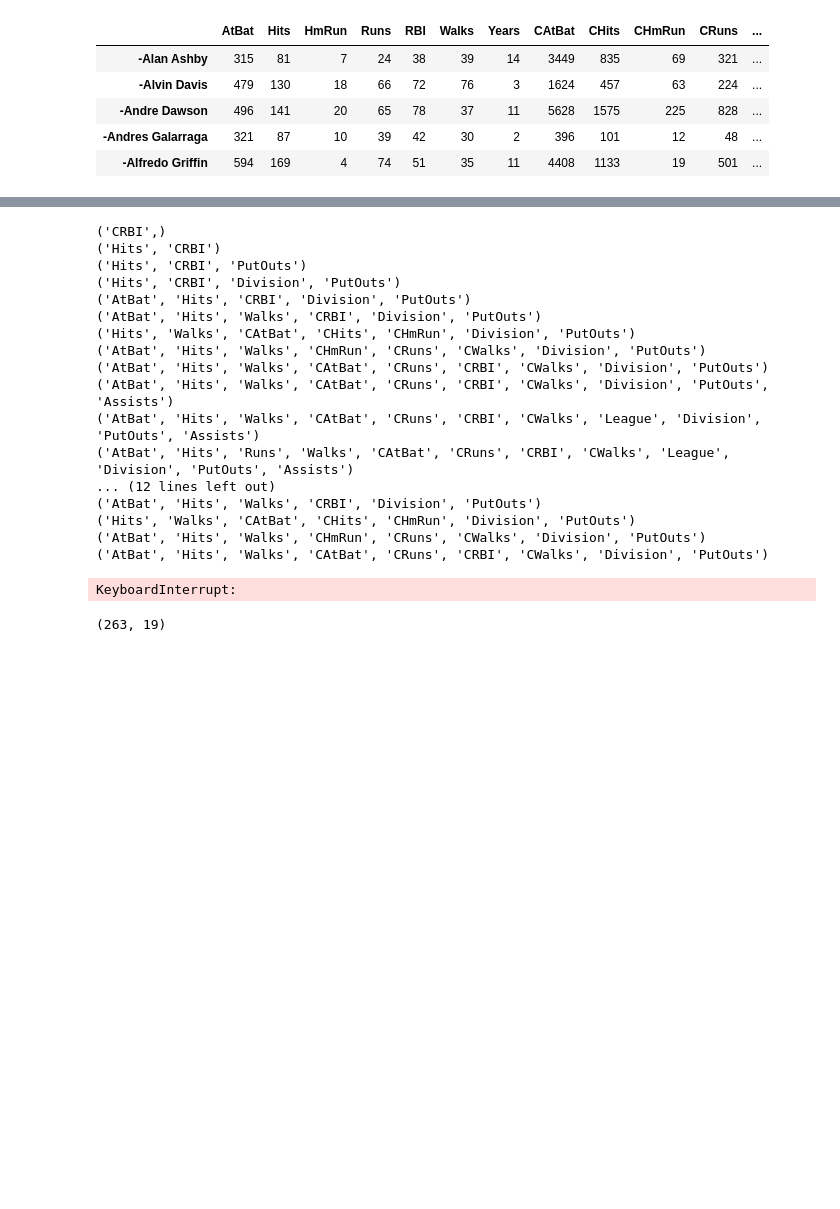
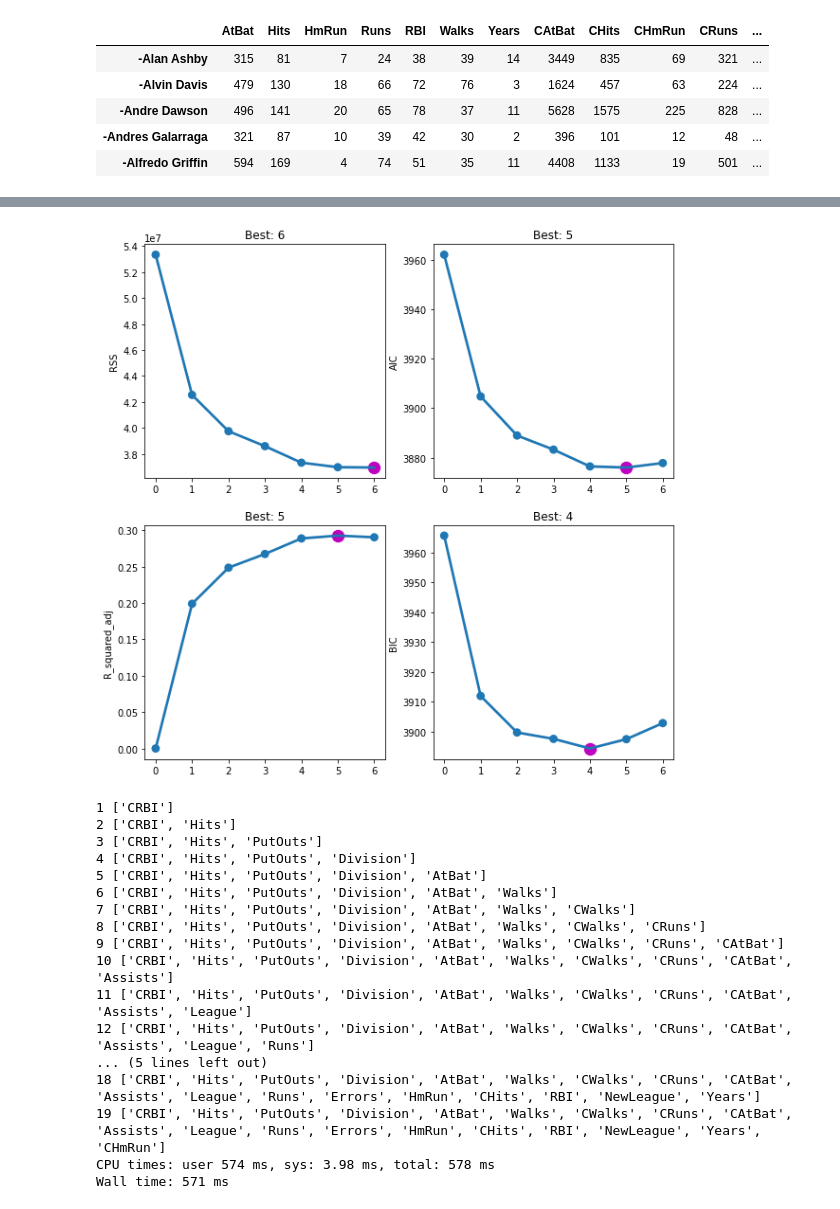
Before and after one commit to vivialprt/ISLR, a Jupyter notebook: Chapter6/Labs.ipynb, the cells around one changed output, grey strips where cells are left out. Drawn from its saved outputs; the diff is of its cells as text; code cells hidden in the pictures; blank space fills up the shorter version.

```diff
--- a/Chapter6/Labs.ipynb
+++ b/Chapter6/Labs.ipynb
@@ -39,0 +86,4 @@ def best_subset_selection(X, y):
+# %%
+%%time
+p = 6
+best_models = best_subset_selection(data.iloc[:, :p], data.Salary, verbose=False)
@@ -39,0 +105,3 @@ def best_subset_selection(X, y):
+# %%
+%%time
+best_models = best_subset_selection3(data.iloc[:, :p], data.Salary, verbose=True)
@@ -39,0 +117,22 @@ def best_subset_selection(X, y):
+# %%
+def evaluate(best_of_k, data):
+    metrics = pd.DataFrame(columns=['RSS', 'R_squared_adj', 'AIC', 'BIC'])
+
+    for k, names in best_of_k.items():
+        if k == 0:
+            model = sm.OLS(data.Salary, np.ones(data.Salary.shape)).fit()
+        else:
+            model = sm.OLS(data.Salary, sm.add_constant(data[list(names)])).fit()
+        metrics.loc[k] = [model.ssr, model.rsquared_adj, model.aic, model.bic]
+    metrics.sort_index(inplace=True)
+
+    _, axes = plt.subplots(2, 2, figsize=(10, 10))
+    for i, col in enumerate(metrics.columns):
+        sns.pointplot(metrics.index, metrics[col], marker='o', ax=axes[i%2, i//2], label=col,)
+        best = metrics[col].argmax() if col == 'R_squared_adj' else metrics[col].argmin()
+        axes[i%2, i//2].set_title(f'Best: {best}')
+        sns.scatterplot([best], [metrics[col][best]], marker='o', s=200, color='m', ax=axes[i%2, i//2])
+# %%
+evaluate(best_models, data)
+# %% [output]
+[figure, added]
@@ -40,22 +152,21 @@ def best_subset_selection(X, y):
 # %%
-%%timeit
-best_models = best_subset_selection(data.drop(['Salary'], axis=1), data.Salary)
+%%time
+best_models = forward_stepwise_selection(data.drop(['Salary'], axis=1), data.Salary, verbose=True)
 # %% [output]
-('CRBI',)
-('Hits', 'CRBI')
-('Hits', 'CRBI', 'PutOuts')
-('Hits', 'CRBI', 'Division', 'PutOuts')
-('AtBat', 'Hits', 'CRBI', 'Division', 'PutOuts')
-('AtBat', 'Hits', 'Walks', 'CRBI', 'Division', 'PutOuts')
-('Hits', 'Walks', 'CAtBat', 'CHits', 'CHmRun', 'Division', 'PutOuts')
-('AtBat', 'Hits', 'Walks', 'CHmRun', 'CRuns', 'CWalks', 'Division', 'PutOuts')
-('AtBat', 'Hits', 'Walks', 'CAtBat', 'CRuns', 'CRBI', 'CWalks', 'Division', 'PutOuts')
-('AtBat', 'Hits', 'Walks', 'CAtBat', 'CRuns', 'CRBI', 'CWalks', 'Division', 'PutOuts', 'Assists')
-('AtBat', 'Hits', 'Walks', 'CAtBat', 'CRuns', 'CRBI', 'CWalks', 'League', 'Division', 'PutOuts', 'Assists')
-('AtBat', 'Hits', 'Runs', 'Walks', 'CAtBat', 'CRuns', 'CRBI', 'CWalks', 'League', 'Division', 'PutOuts', 'Assists')
-... (12 lines left out)
-('AtBat', 'Hits', 'Walks', 'CRBI', 'Division', 'PutOuts')
-('Hits', 'Walks', 'CAtBat', 'CHits', 'CHmRun', 'Division', 'PutOuts')
-('AtBat', 'Hits', 'Walks', 'CHmRun', 'CRuns', 'CWalks', 'Division', 'PutOuts')
-('AtBat', 'Hits', 'Walks', 'CAtBat', 'CRuns', 'CRBI', 'CWalks', 'Division', 'PutOuts')
+1 ['CRBI']
+2 ['CRBI', 'Hits']
+3 ['CRBI', 'Hits', 'PutOuts']
+4 ['CRBI', 'Hits', 'PutOuts', 'Division']
+5 ['CRBI', 'Hits', 'PutOuts', 'Division', 'AtBat']
+6 ['CRBI', 'Hits', 'PutOuts', 'Division', 'AtBat', 'Walks']
+7 ['CRBI', 'Hits', 'PutOuts', 'Division', 'AtBat', 'Walks', 'CWalks']
+8 ['CRBI', 'Hits', 'PutOuts', 'Division', 'AtBat', 'Walks', 'CWalks', 'CRuns']
+9 ['CRBI', 'Hits', 'PutOuts', 'Division', 'AtBat', 'Walks', 'CWalks', 'CRuns', 'CAtBat']
+10 ['CRBI', 'Hits', 'PutOuts', 'Division', 'AtBat', 'Walks', 'CWalks', 'CRuns', 'CAtBat', 'Assists']
+11 ['CRBI', 'Hits', 'PutOuts', 'Division', 'AtBat', 'Walks', 'CWalks', 'CRuns', 'CAtBat', 'Assists', 'League']
+12 ['CRBI', 'Hits', 'PutOuts', 'Division', 'AtBat', 'Walks', 'CWalks', 'CRuns', 'CAtBat', 'Assists', 'League', 'Runs']
+... (5 lines left out)
+18 ['CRBI', 'Hits', 'PutOuts', 'Division', 'AtBat', 'Walks', 'CWalks', 'CRuns', 'CAtBat', 'Assists', 'League', 'Runs', 'Errors', 'HmRun', 'CHits', 'RBI', 'NewLeague', 'Years']
+19 ['CRBI', 'Hits', 'PutOuts', 'Division', 'AtBat', 'Walks', 'CWalks', 'CRuns', 'CAtBat', 'Assists', 'League', 'Runs', 'Errors', 'HmRun', 'CHits', 'RBI', 'NewLeague', 'Years', 'CHmRun']
+CPU times: user 574 ms, sys: 3.98 ms, total: 578 ms
+Wall time: 571 ms
-KeyboardInterrupt:
@@ -69,4 +172,0 @@ for names in combinations(data.drop(['Salary'], axis=1).columns, k):
-# %%
-data.drop(['Salary'], axis=1).shape
-# %% [output]
-(263, 19)
```
Also changed, not shown: parts of 26 cells of this notebook.
